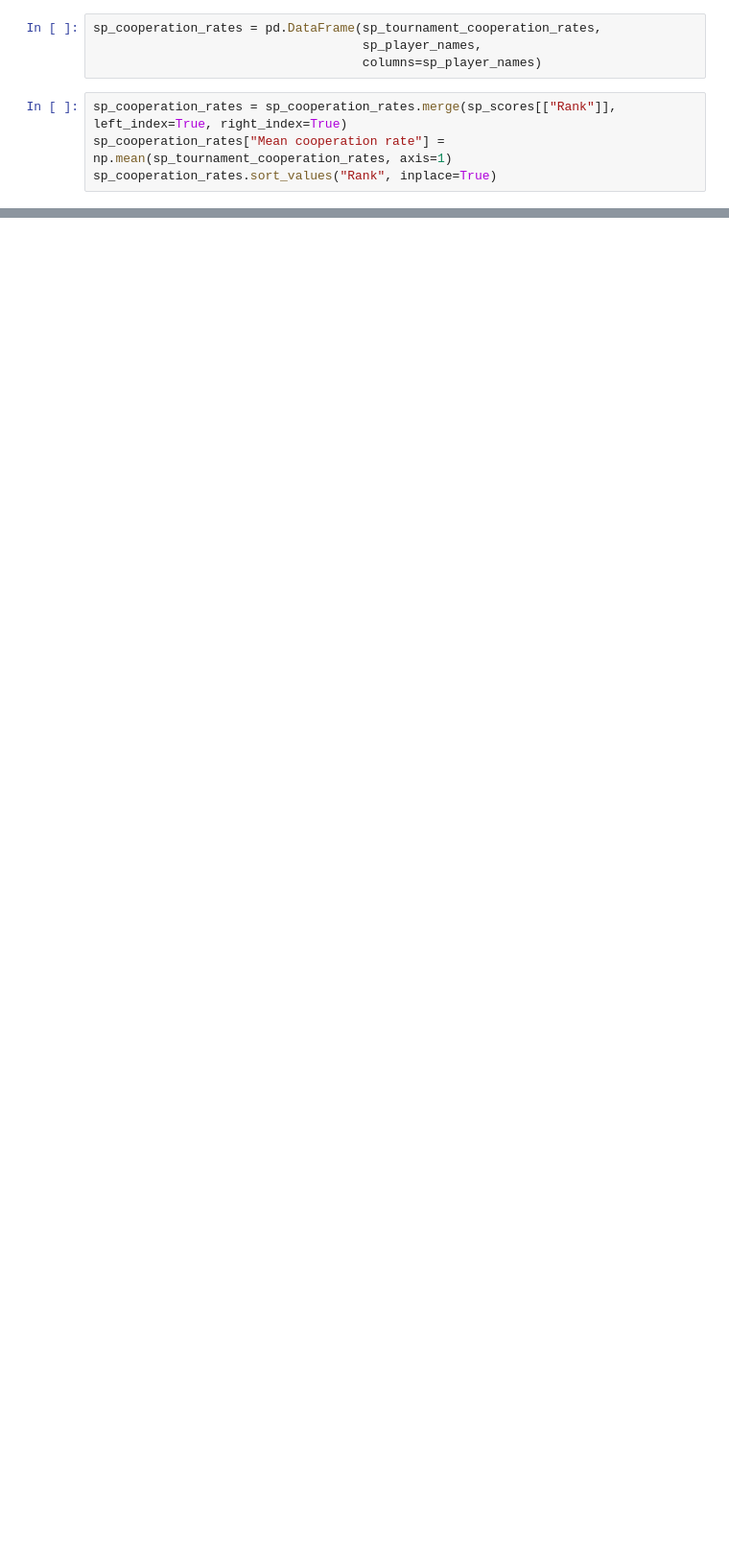
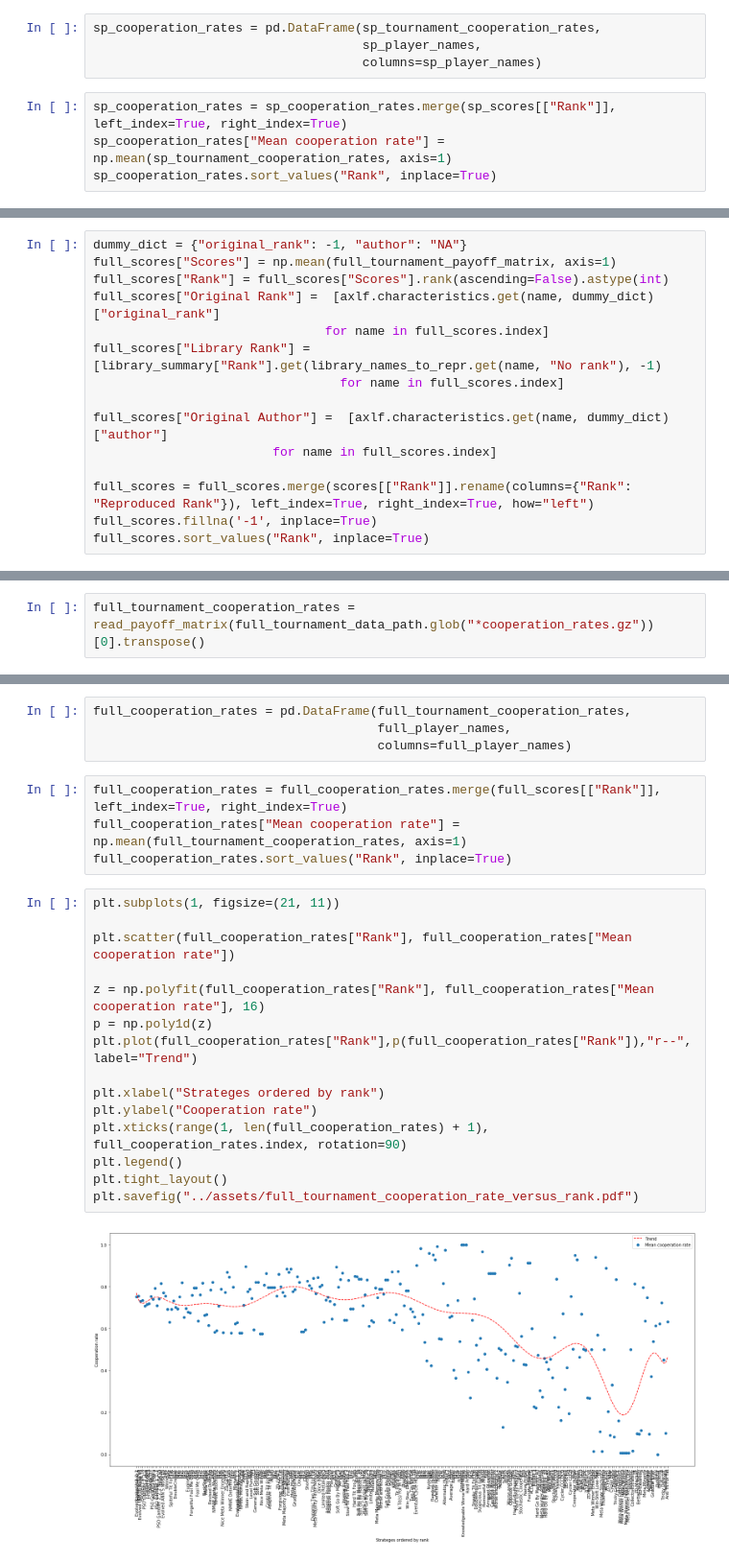
Before and after one commit to Axelrod-Python/revisiting-axelrod-second, a Jupyter notebook: src/main.ipynb, the cells around one changed output, grey strips where cells are left out. Shown at 96% size. Drawn from its saved outputs; the diff is of its cells as text; blank space fills up the shorter version.

```diff
--- a/src/main.ipynb
+++ b/src/main.ipynb
@@ -555,0 +619,15 @@ matrix_heatmap(sp_cooperation_rates[sp_cooperation_rates.index], sp_cooperation_
+# %%
+dummy_dict = {"original_rank": -1, "author": "NA"}
+full_scores["Scores"] = np.mean(full_tournament_payoff_matrix, axis=1)
+full_scores["Rank"] = full_scores["Scores"].rank(ascending=False).astype(int)
+full_scores["Original Rank"] =  [axlf.characteristics.get(name, dummy_dict)["original_rank"]
+                               for name in full_scores.index]
+full_scores["Library Rank"] =  [library_summary["Rank"].get(library_names_to_repr.get(name, "No rank"), -1)
+                                 for name in full_scores.index]
+
+full_scores["Original Author"] =  [axlf.characteristics.get(name, dummy_dict)["author"]
+                        for name in full_scores.index]
+
+full_scores = full_scores.merge(scores[["Rank"]].rename(columns={"Rank": "Reproduced Rank"}), left_index=True, right_index=True, how="left")
+full_scores.fillna('-1', inplace=True)
+full_scores.sort_values("Rank", inplace=True)
@@ -555,0 +668,2 @@ matrix_heatmap(sp_cooperation_rates[sp_cooperation_rates.index], sp_cooperation_
+# %%
+full_tournament_cooperation_rates = read_payoff_matrix(full_tournament_data_path.glob("*cooperation_rates.gz"))[0].transpose()
@@ -555,0 +676,25 @@ matrix_heatmap(sp_cooperation_rates[sp_cooperation_rates.index], sp_cooperation_
+# %%
+full_cooperation_rates = pd.DataFrame(full_tournament_cooperation_rates,
+                                      full_player_names,
+                                      columns=full_player_names)
+# %%
+full_cooperation_rates = full_cooperation_rates.merge(full_scores[["Rank"]], left_index=True, right_index=True)
+full_cooperation_rates["Mean cooperation rate"] = np.mean(full_tournament_cooperation_rates, axis=1)
+full_cooperation_rates.sort_values("Rank", inplace=True)
+# %%
+plt.subplots(1, figsize=(21, 11))
+
+plt.scatter(full_cooperation_rates["Rank"], full_cooperation_rates["Mean cooperation rate"])
+
+z = np.polyfit(full_cooperation_rates["Rank"], full_cooperation_rates["Mean cooperation rate"], 16)
+p = np.poly1d(z)
+plt.plot(full_cooperation_rates["Rank"],p(full_cooperation_rates["Rank"]),"r--", label="Trend")
+
+plt.xlabel("Strateges ordered by rank")
+plt.ylabel("Cooperation rate")
+plt.xticks(range(1, len(full_cooperation_rates) + 1), full_cooperation_rates.index, rotation=90)
+plt.legend()
+plt.tight_layout()
+plt.savefig("../assets/full_tournament_cooperation_rate_versus_rank.pdf")
+# %% [output]
+[figure, added]
```
Also changed, not shown: parts of 26 cells of this notebook, 18 other files.
